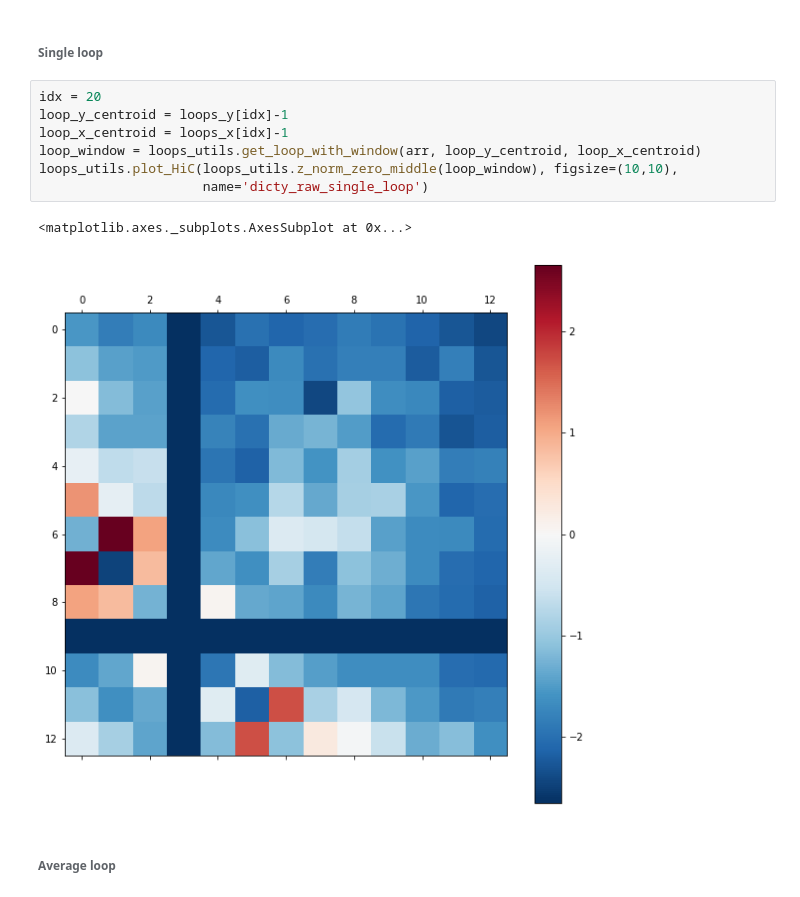
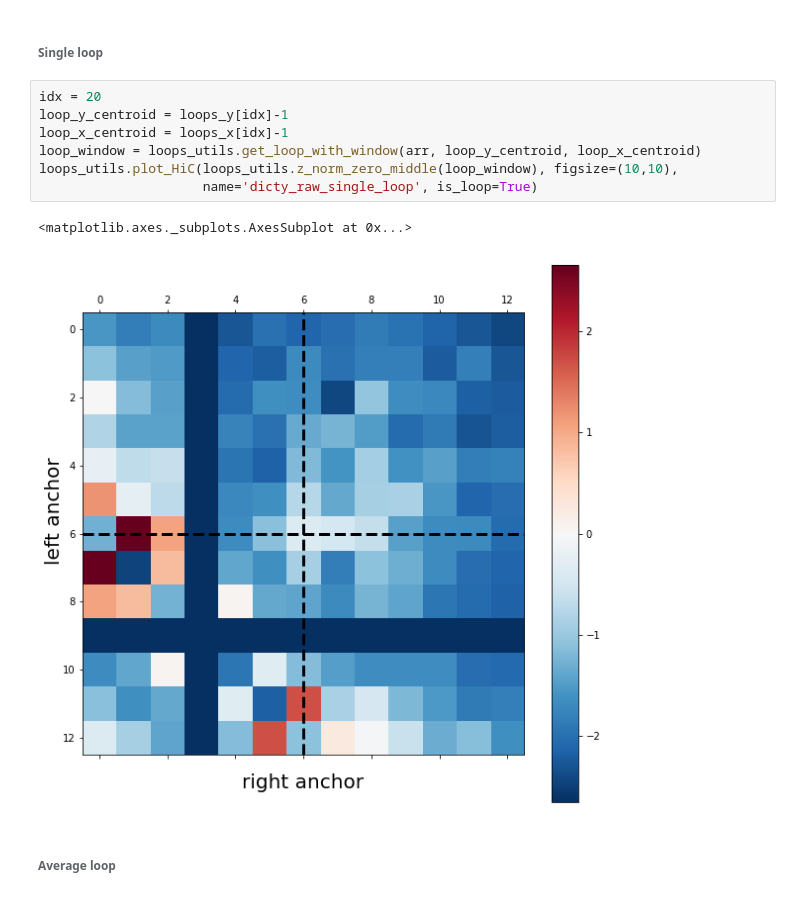
Before and after one commit to GoodBoy962/Dictyostelium-loops, a Jupyter notebook: dicty/Loops visualisation and processing (Dicty).ipynb, the cells around one changed output. Drawn from its saved outputs; the diff is of its cells as text.

```diff
--- a/dicty/Loops visualisation and processing (Dicty).ipynb
+++ b/dicty/Loops visualisation and processing (Dicty).ipynb
@@ -148,13 +148,13 @@ arr = np.load('arrs/2kb_chr'+str(chr_num)+'.npy')
 # %%
 idx = 20
 loop_y_centroid = loops_y[idx]-1
 loop_x_centroid = loops_x[idx]-1
 loop_window = loops_utils.get_loop_with_window(arr, loop_y_centroid, loop_x_centroid)
 loops_utils.plot_HiC(loops_utils.z_norm_zero_middle(loop_window), figsize=(10,10),
-                     name='dicty_raw_single_loop')
+                     name='dicty_raw_single_loop', is_loop=True)
 # %% [output]
 <matplotlib.axes._subplots.AxesSubplot at 0x...>
-[figure, old version]
+[figure, new version]
 # %% [markdown]
 ###### Average loop
 # %%
```
Also changed, not shown: parts of 4 cells of this notebook, 2 other files.
